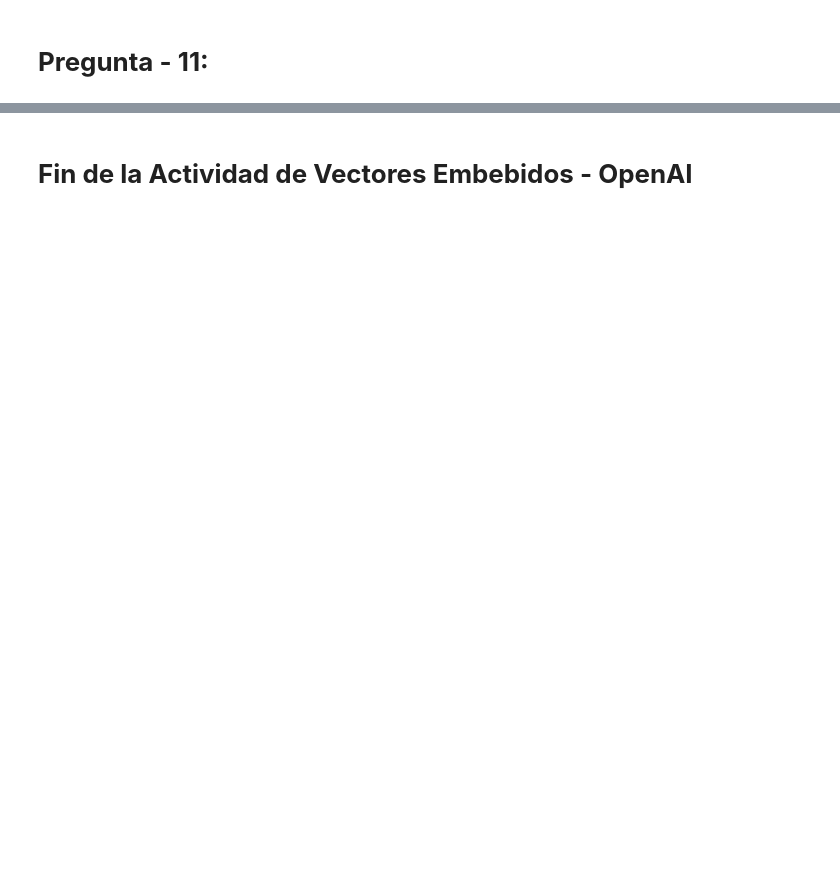
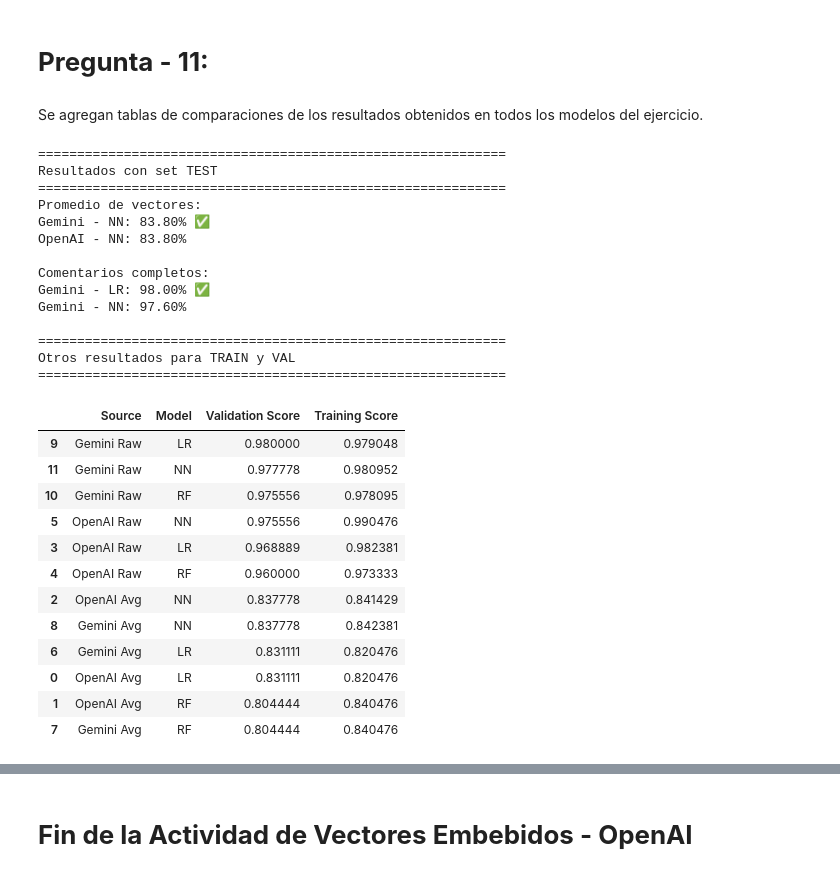
Before and after one commit to A01232963/NLP, a Jupyter notebook: Equipo20_semana05Embeddings.ipynb, the cells around one changed output, grey strips where cells are left out. Drawn from its saved outputs; the diff is of its cells as text; code cells hidden in the pictures; blank space fills up the shorter version.

```diff
--- a/Equipo20_semana05Embeddings.ipynb
+++ b/Equipo20_semana05Embeddings.ipynb
@@ -1129,5 +1538,77 @@ Selección del mejor modelo
 # %% [markdown]
 # **Pregunta - 11:**
+# %% [markdown]
+Se agregan tablas de comparaciones de los resultados obtenidos en todos los modelos del ejercicio.
+# %%
+# Comparando resultados
+
+print(f"="*60)
+print(f"Resultados con set TEST")
+print(f"="*60)
+print(f"Promedio de vectores:")
+print(f"Gemini - {Gemini_test_avg} ✅")
+print(f"OpenAI - {OpenAI_test_avg}")
+print()
+
+print(f"Comentarios completos:")
+print(f"Gemini - {Gemini_test_raw} ✅")
+print(f"Gemini - {OpenAI_test_raw}")
+
+print()
+print(f"="*60)
+print(f"Otros resultados para TRAIN y VAL")
+print(f"="*60)
+
+# Función para convertir los diccionarios en DF
+def create_comparison_df(*model_dicts, names=None):
+    records = []
+    for i, model_dict in enumerate(model_dicts):
+        label = names[i] if names else f'ModelSet_{i+1}'
+        for model_name, metrics in model_dict.items():
+            records.append({
+                'Source': label,
+                'Model': model_name,
+                'Validation Score': metrics['scoreVal'],
+                'Training Score': metrics['scoreTrain']
+            })
+    return pd.DataFrame(records)
+
+# Creando DataFrame
+comparison_df = create_comparison_df(
+    OpenAI_models_avg, OpenAI_models_raw, Gemini_models_avg, Gemini_models_raw,
+    names=['OpenAI Avg', 'OpenAI Raw', 'Gemini Avg', 'Gemini Raw']
+)
+
+# Desplegando resultados
+display(comparison_df.sort_values(by='Validation Score', ascending=False))
+# %% [output]
+============================================================
+Resultados con set TEST
+============================================================
+Promedio de vectores:
+Gemini - NN: 83.80% ✅
+OpenAI - NN: 83.80%
+
+Comentarios completos:
+Gemini - LR: 98.00% ✅
+Gemini - NN: 97.60%
+
+============================================================
+Otros resultados para TRAIN y VAL
+============================================================
+|  | Source | Model | Validation Score | Training Score |
+| 9 | Gemini Raw | LR | 0.980000 | 0.979048 |
+| 11 | Gemini Raw | NN | 0.977778 | 0.980952 |
+| 10 | Gemini Raw | RF | 0.975556 | 0.978095 |
+| 5 | OpenAI Raw | NN | 0.975556 | 0.990476 |
+| 3 | OpenAI Raw | LR | 0.968889 | 0.982381 |
+| 4 | OpenAI Raw | RF | 0.960000 | 0.973333 |
+| 2 | OpenAI Avg | NN | 0.837778 | 0.841429 |
+| 8 | Gemini Avg | NN | 0.837778 | 0.842381 |
+| 6 | Gemini Avg | LR | 0.831111 | 0.820476 |
+| 0 | OpenAI Avg | LR | 0.831111 | 0.820476 |
+| 1 | OpenAI Avg | RF | 0.804444 | 0.840476 |
+| 7 | Gemini Avg | RF | 0.804444 | 0.840476 |
 # %% [markdown]
 
 
```
Also changed, not shown: parts of 18 cells of this notebook.
